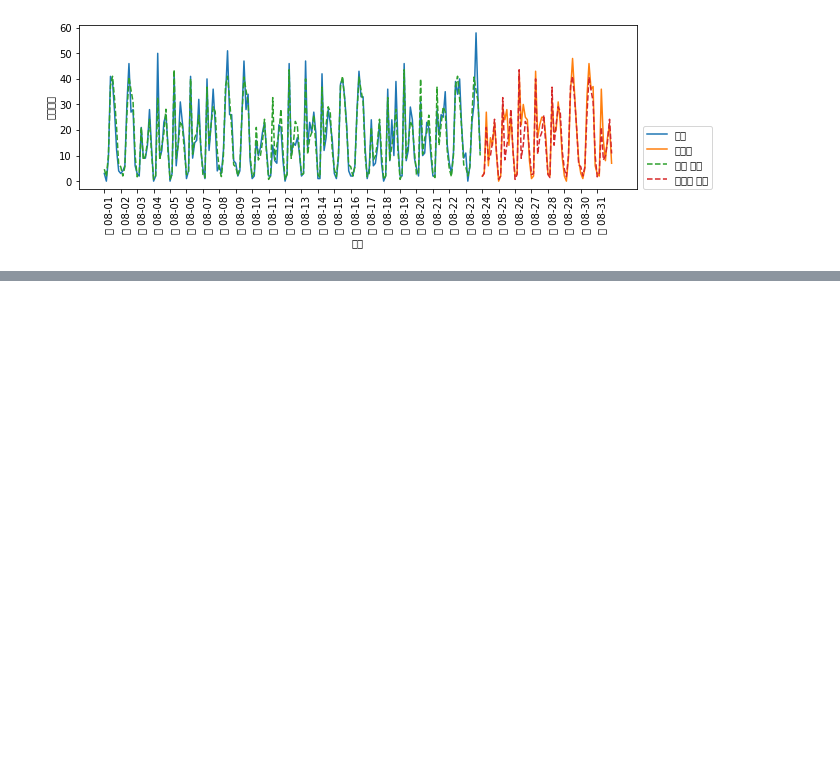
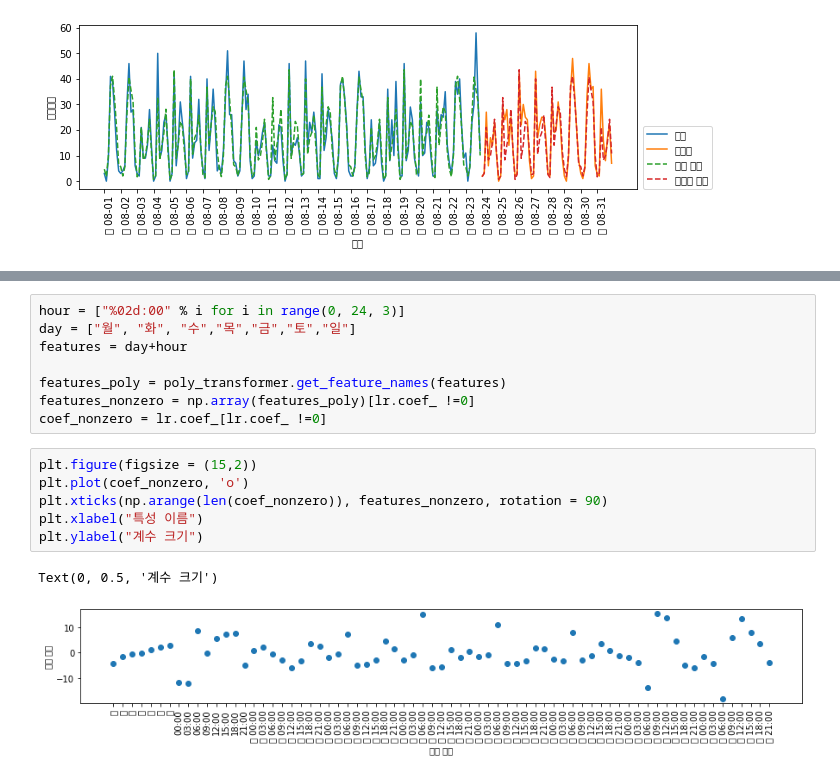
Before and after one commit to sja3410/Machine_Learning, a Jupyter notebook: sunjungAn/데이터 표현과 특성 공학.ipynb, the cells around one changed output, grey strips where cells are left out. Cells and saved outputs as stored; diff of their text form; blank space fills up the shorter version.

```diff
--- a/sunjungAn/데이터 표현과 특성 공학.ipynb
+++ b/sunjungAn/데이터 표현과 특성 공학.ipynb
@@ -809,0 +834,17 @@ eval_on_features(X_hour_week, y, regressor)
+# %%
+hour = ["%02d:00" % i for i in range(0, 24, 3)]
+day = ["월", "화", "수","목","금","토","일"]
+features = day+hour
+
+features_poly = poly_transformer.get_feature_names(features)
+features_nonzero = np.array(features_poly)[lr.coef_ !=0]
+coef_nonzero = lr.coef_[lr.coef_ !=0]
+# %%
+plt.figure(figsize = (15,2))
+plt.plot(coef_nonzero, 'o')
+plt.xticks(np.arange(len(coef_nonzero)), features_nonzero, rotation = 90)
+plt.xlabel("특성 이름")
+plt.ylabel("계수 크기")
+# %% [output]
+Text(0, 0.5, '계수 크기')
+[figure, added]
```
Also changed, not shown: parts of 4 cells of this notebook.
